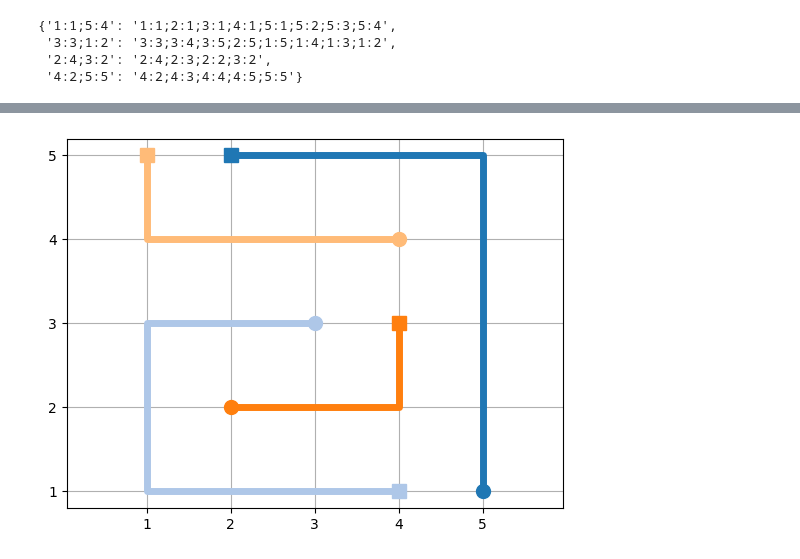
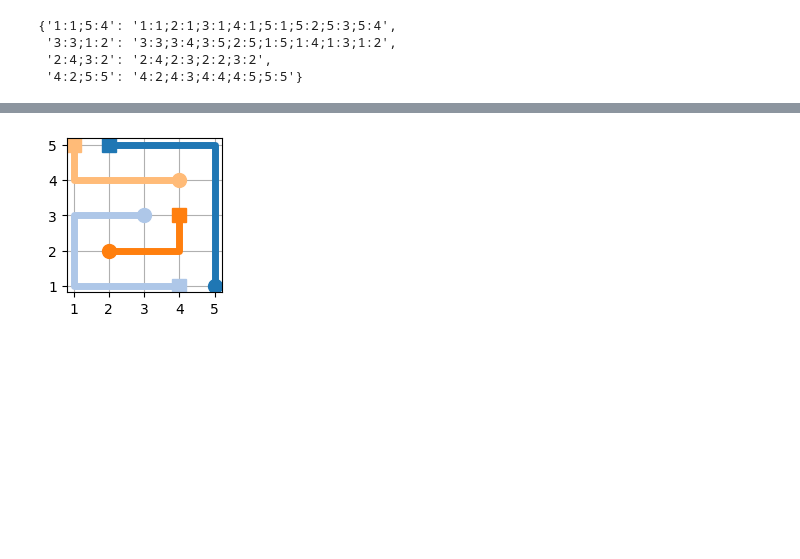
Before and after one commit to shaswot/pathfinder, a Jupyter notebook: notebooks/data-augmenter.ipynb, the cells around one changed output, grey strips where cells are left out. Saved outputs shown, nothing was run; the diff lists cells and outputs as text; code cells hidden in the pictures; blank space fills up the shorter version.

```diff
--- a/notebooks/data-augmenter.ipynb
+++ b/notebooks/data-augmenter.ipynb
@@ -121,7 +121,7 @@ def visualize_freeflow(dictionary):
     # Define colors
     colors = [cm.to_hex(plt.cm.tab20(i)) for i in range(20)]
     # colors = ['r', 'k', 'y', 'g', 'b', 'm', 'c',]
-    fig, ax = plt.subplots()
+    fig, ax = plt.subplots(figsize=(2, 2))
     ax.set_xticks(range(1,size+1,1),range(1,size+1,1))
     ax.set_yticks(range(1,size+1,1),range(1,size+1,1))
 
@@ -214,7 +214,7 @@ def flip_soln(dictionary, orientation):
 
     return dict(zip(keys,values))
 # %%
-def rotate_soln_by_90(dictionary):
+def rotate_soln(dictionary, angle_in_degrees):
     # check if the key entries match with the first and last entries of value esubsolutions_entries
     check_match(dictionary)
 
@@ -231,7 +231,7 @@ def rotate_soln_by_90(dictionary):
         for path_coord in solution_path.split(';'):
             point = list(map(int, path_coord.split(':')))
             temp_point = translate_to_origin(size, point)
-            temp_point = rotate_point_about_origin(temp_point, np.radians(90))
+            temp_point = rotate_point_about_origin(temp_point, np.radians(angle_in_degrees))
             temp_point = translate_back(size, temp_point)
             new_path_points.append(temp_point)
 
@@ -252,6 +282,6 @@ visualize_freeflow(set0_dict)
 # %%
-rot_set = rotate_soln_by_90(set0_dict)
+rot_set = rotate_soln(set0_dict, 90)
 visualize_freeflow(rot_set)
 # %% [output]
-[figure, old version]
+[figure, new version]
 # %%
```
Also changed, not shown: parts of 9 cells of this notebook.
